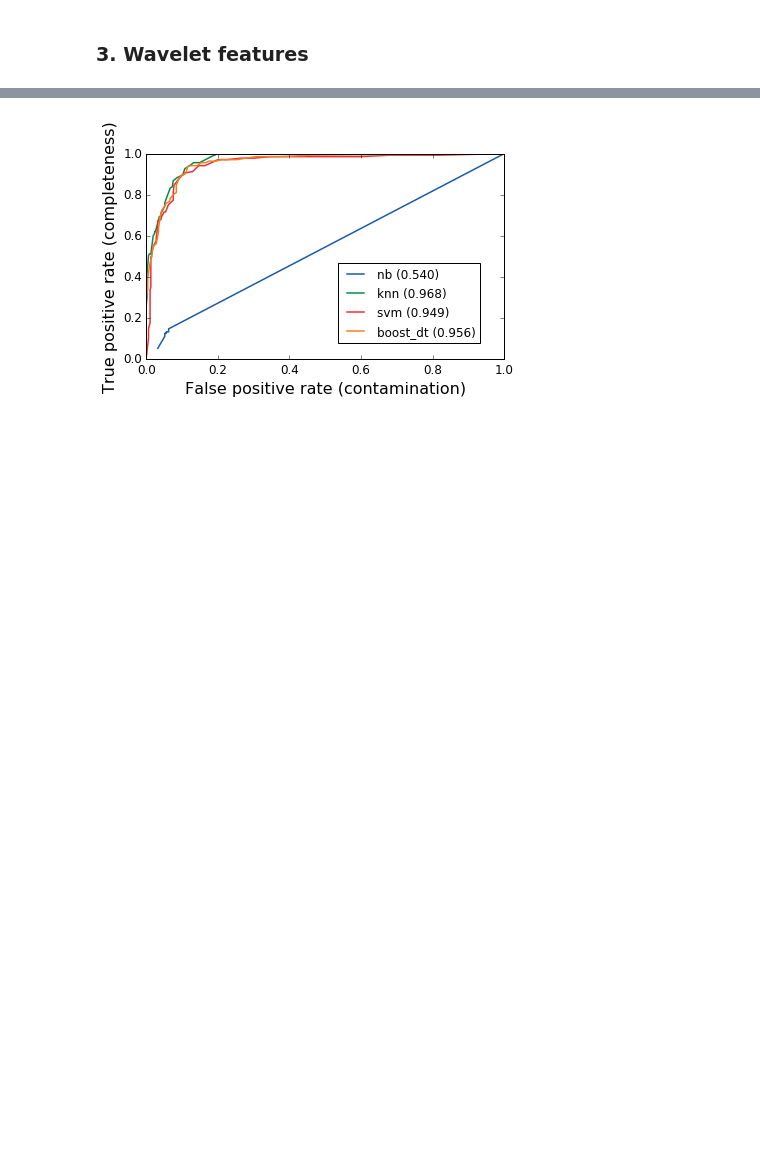
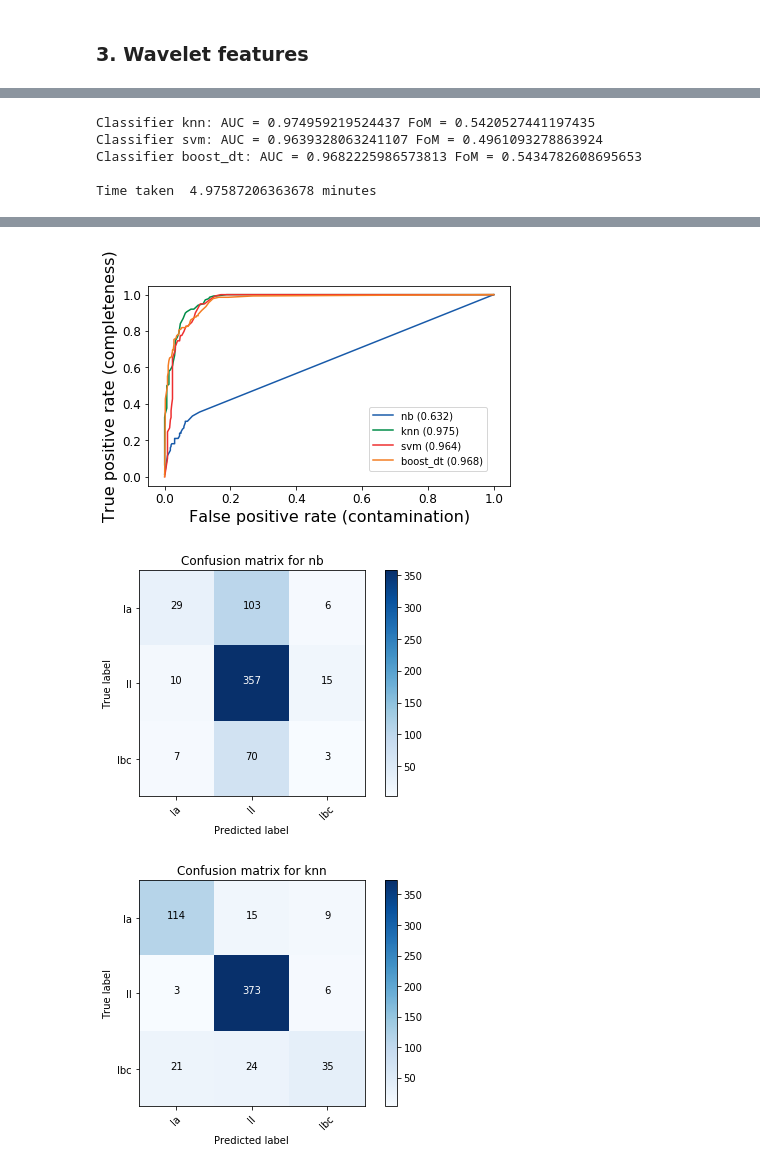
Before and after one commit to LSSTDESC/snmachine, a Jupyter notebook: examples/example_spcc.ipynb, the cells around one changed output, grey strips where cells are left out. Saved outputs shown, nothing was run; the diff lists cells and outputs as text; code cells hidden in the pictures; blank space fills up the shorter version.

```diff
--- a/examples/example_spcc.ipynb
+++ b/examples/example_spcc.ipynb
@@ -225,7 +232,7 @@ if read_from_file:
     PCA_vec=np.loadtxt('%s_wavelets_PCA_vec.dat' %run_name)
     PCA_mean=np.loadtxt('%s_wavelets_PCA_mean.dat' %run_name)
 else:
-    wave_features=waveFeats.extract_features(dat,nprocesses=6,output_root=out_int,save_output='all')
+    wave_features=waveFeats.extract_features(dat,nprocesses=4,output_root=out_int,save_output='all')
     wave_features.write('%s_wavelets.dat' %run_name, format='ascii')
     np.savetxt('%s_wavelets_PCA_vals.dat' %run_name,waveFeats.PCA_eigenvals)
     np.savetxt('%s_wavelets_PCA_vec.dat' %run_name,waveFeats.PCA_eigenvectors)
@@ -266,5 +291,6 @@ print(snclassifier.choice_of_classifiers)
 # %%
 plt.figure()
 clss=snclassifier.run_pipeline(salt2_features,types,output_name=os.path.join(out_class,'salt2'),
-                          classifiers=['nb','knn','svm','boost_dt'], nprocesses=nproc)
+                          classifiers=['nb','knn','svm','boost_dt'], nprocesses=nproc,
+                               classifiers_for_cm_plots='all')
 # %% [output]
@@ -291,7 +334,8 @@ Time taken  1.4405604680379231 minutes
 # %%
 plt.figure()
 clss=snclassifier.run_pipeline(mod1_features,types,output_name=os.path.join(out_class,'model1'),
-                          classifiers=['nb','knn','svm','boost_dt'], nprocesses=nproc)
+                          classifiers=['nb','knn','svm','boost_dt'], nprocesses=nproc,
+                              classifiers_for_cm_plots='all')
 # %% [output]
 Created classifier of type:
 Created classifier of type:
@@ -316,7 +377,8 @@ Time taken  3.504700469970703 minutes
 # %%
 plt.figure()
 clss=snclassifier.run_pipeline(mod2_features,types,output_name=os.path.join(out_class,'model2'),
-                          classifiers=['nb','knn','svm','boost_dt'], nprocesses=nproc)
+                          classifiers=['nb','knn','svm','boost_dt'], nprocesses=nproc,
+                              classifiers_for_cm_plots='all')
 # %% [output]
 Created classifier of type:
 Created classifier of type:
@@ -341,7 +419,8 @@ Time taken  4.25070081949234 minutes
 # %%
 plt.figure()
 clss=snclassifier.run_pipeline(wave_features,types,output_name=os.path.join(out_class,'wavelets'),
-                          classifiers=['nb','knn','svm','boost_dt'], nprocesses=nproc)
+                          classifiers=['nb','knn','svm','boost_dt'], nprocesses=nproc,
+                              classifiers_for_cm_plots='all')
 # %% [output]
 Created classifier of type:
 Created classifier of type:
@@ -362,0 +444,5 @@ Time taken  3.632558850447337 minutes
+Classifier knn: AUC = 0.974959219524437 FoM = 0.5420527441197435
+Classifier svm: AUC = 0.9639328063241107 FoM = 0.4961093278863924
+Classifier boost_dt: AUC = 0.9682225986573813 FoM = 0.5434782608695653
+
+Time taken  4.97587206363678 minutes
@@ -363 +455,3 @@ Time taken  3.632558850447337 minutes
-[figure, old version]
+[figure, new version]
+[figure, added]
+[figure, added]
```
Also changed, not shown: parts of 25 cells of this notebook.
